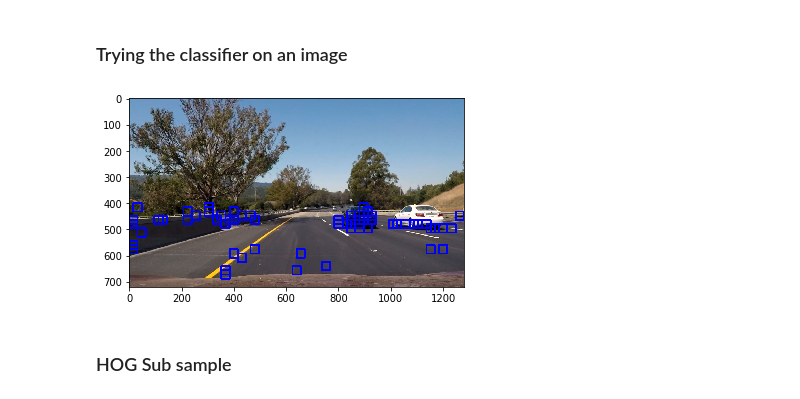
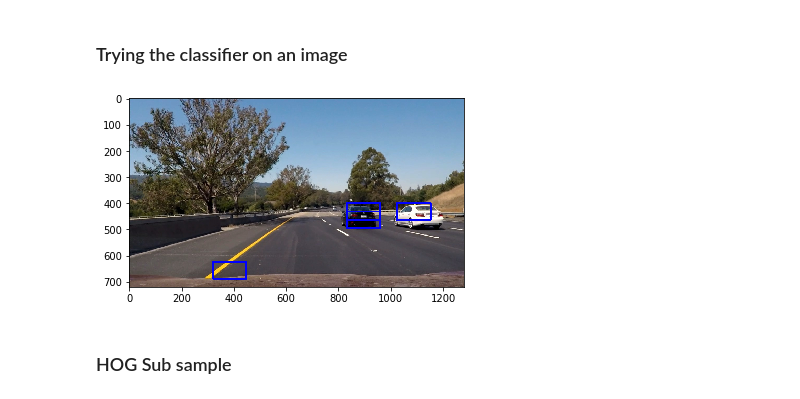
Before and after one commit to khushn/carnd_p5, a Jupyter notebook: vehicle_detection.ipynb, the cells around one changed output. Cells and saved outputs as stored; diff of their text form; code cells hidden in the pictures.

Commit message:
Vehicle detection worked fine on test images, and also (some what) in video. After using YCrCb transform, it worked.

```diff
--- a/vehicle_detection.ipynb
+++ b/vehicle_detection.ipynb
@@ -280,7 +280,7 @@ cars = cars[0:sample_size]
 notcars = notcars[0:sample_size]
 
 ### TODO: Tweak these parameters and see how the results change.
-colorspace = 'HSV' # Can be RGB, HSV, LUV, HLS, YUV, YCrCb
+colorspace = 'YCrCb' # Can be RGB, HSV, LUV, HLS, YUV, YCrCb
 orient = 9
 pix_per_cell = 8
 cell_per_block = 2
@@ -633,7 +633,7 @@ def single_img_features(img, color_space='RGB', spatial_size=(32, 32),
 
 # Define a function you will pass an image
 # and the list of windows to be searched (output of slide_windows())
-def search_windows(img, windows, clf, scaler, color_space='RGB',
+def search_windows(img, windows, clf, scaler, color_space='YCrCb',
                     spatial_size=(32, 32), hist_bins=32,
                     hist_range=(0, 256), orient=9,
                     pix_per_cell=8, cell_per_block=2,
@@ -679,11 +679,11 @@ for image in images:
 #notcars = notcars[0:sample_size]
 
 ### TODO: Tweak these parameters and see how the results change.
-color_space = 'RGB' # Can be RGB, HSV, LUV, HLS, YUV, YCrCb
+color_space = 'YCrCb' # Can be RGB, HSV, LUV, HLS, YUV, YCrCb
 orient = 9  # HOG orientations
 pix_per_cell = 8 # HOG pixels per cell
 cell_per_block = 2 # HOG cells per block
-hog_channel = 0 # Can be 0, 1, 2, or "ALL"
+hog_channel = "ALL" # Can be 0, 1, 2, or "ALL"
 spatial_size = (16, 16) # Spatial binning dimensions
 hist_bins = 16    # Number of histogram bins
 spatial_feat = True # Spatial features on or off
@@ -745,30 +743,30 @@ hot_windows:  [((832, 400), (896, 464)), ((864, 400), (928, 464)), ((896, 400),
 # %%
 image = mpimg.imread('test_images/test6.jpg')
 draw_image = np.copy(image)
 
 # Uncomment the following line if you extracted training
 # data from .png images (scaled 0 to 1 by mpimg) and the
 # image you are searching is a .jpg (scaled 0 to 255)
 image = image.astype(np.float32)/255
 
 
 windows = slide_window(image, x_start_stop=[None, None], y_start_stop=y_start_stop,
-                    xy_window=(32, 32), xy_overlap=(0.5, 0.5))
+                    xy_window=(128, 64), xy_overlap=(0.5, 0.5))
 
 hot_windows = search_windows(image, windows, svc, X_scaler, color_space=color_space,
                         spatial_size=spatial_size, hist_bins=hist_bins,
                         orient=orient, pix_per_cell=pix_per_cell,
                         cell_per_block=cell_per_block,
                         hog_channel=hog_channel, spatial_feat=spatial_feat,
                         hist_feat=hist_feat, hog_feat=hog_feat)
 
 #print('hot_windows: ', hot_windows)
 window_img = draw_boxes(draw_image, hot_windows, color=(0, 0, 255), thick=6)
 
 plt.imshow(window_img)
 plt.show()
 # %% [output]
-[figure, old version]
+[figure, new version]
 # %% [markdown]
 ### HOG Sub sample
 # %%
```
Also changed, not shown: parts of 12 cells of this notebook, 3 other files.
